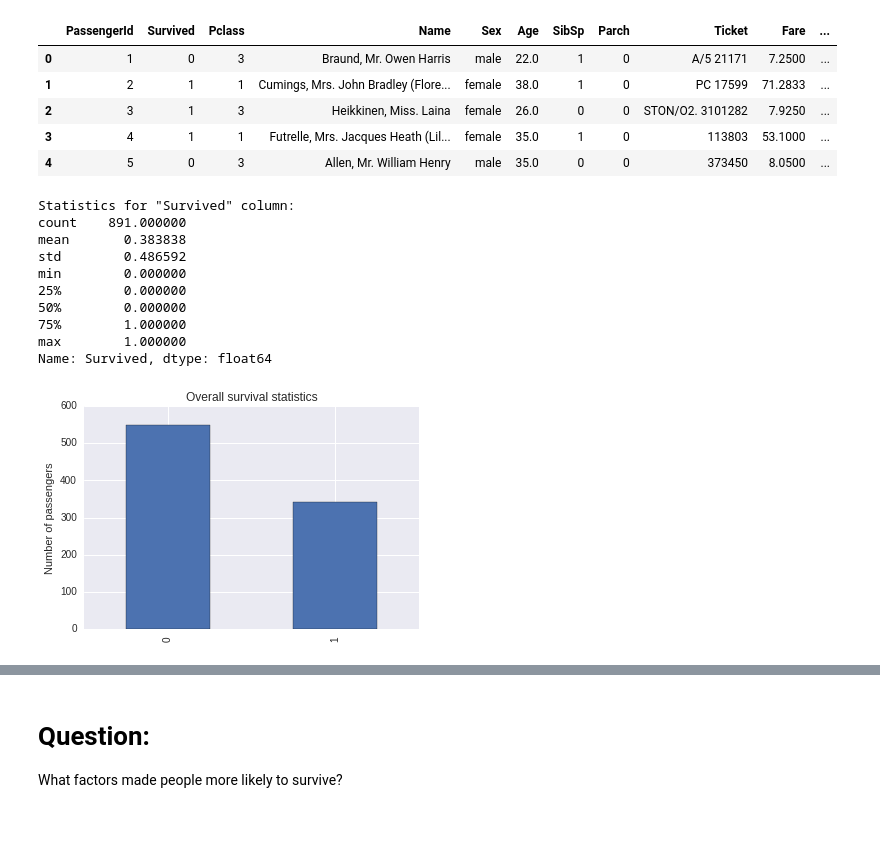
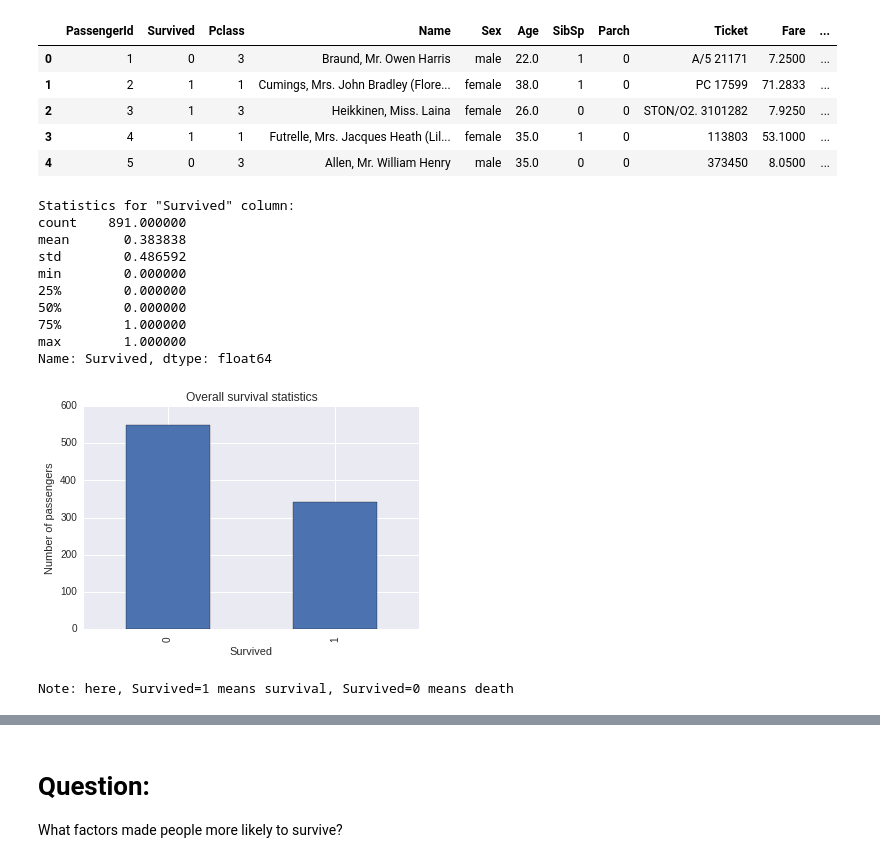
Before and after one commit to vshalaev/investigate-dataset, a Jupyter notebook: investigate-dataset.ipynb, the cells around one changed output, grey strips where cells are left out. Drawn from its saved outputs; the diff is of its cells as text; code cells hidden in the pictures; blank space fills up the shorter version.

```diff
--- a/investigate-dataset.ipynb
+++ b/investigate-dataset.ipynb
@@ -19,25 +18,28 @@ train.head()
 # %%
 # Plot and describe overall survival statistics
 print 'Statistics for "Survived" column:'
 print train['Survived'].describe()
 print '\n'
 
 plt.title('Overall survival statistics')
+plt.xlabel('Survived')
 plt.ylabel('Number of passengers')
 train.Survived.value_counts().plot(kind='bar')
 plt.show()
+print 'Note: here, Survived=1 means survival, Survived=0 means death'
 # %% [output]
 Statistics for "Survived" column:
 count    891.000000
 mean       0.383838
 std        0.486592
 min        0.000000
 25%        0.000000
 50%        0.000000
 75%        1.000000
 max        1.000000
 Name: Survived, dtype: float64
-[figure, old version]
+[figure, new version]
+Note: here, Survived=1 means survival, Survived=0 means death
 # %%
 # Investigate if there are missing values
 train.info()
```
Also changed, not shown: parts of 44 cells of this notebook, 1 other file.
